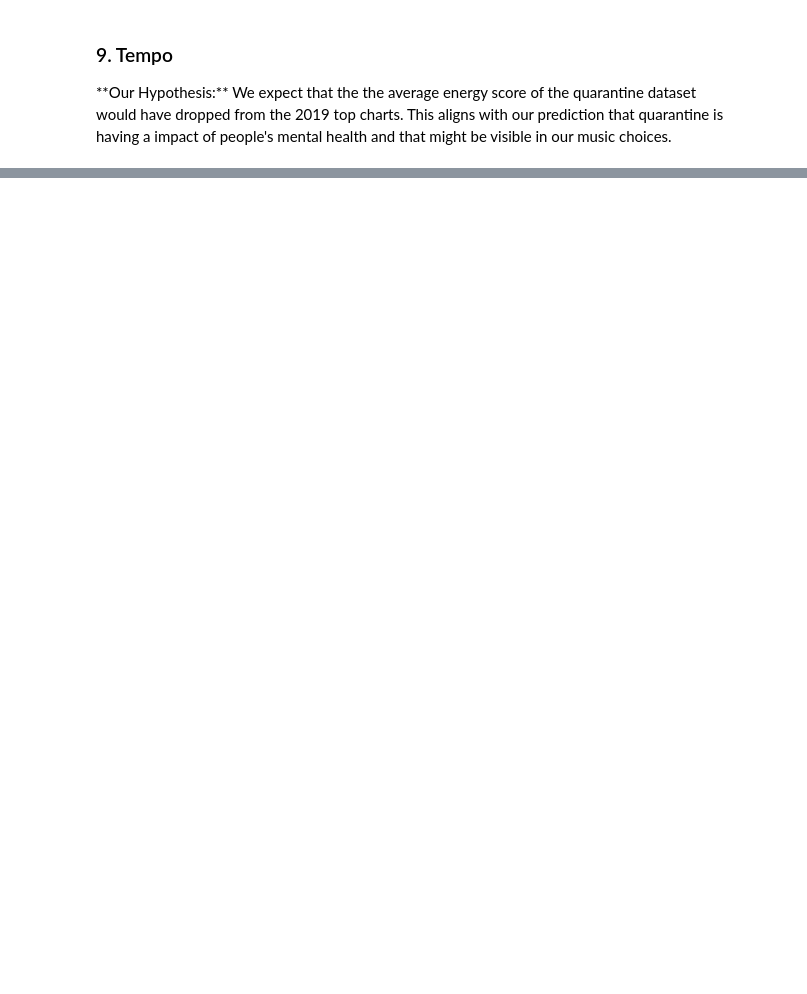
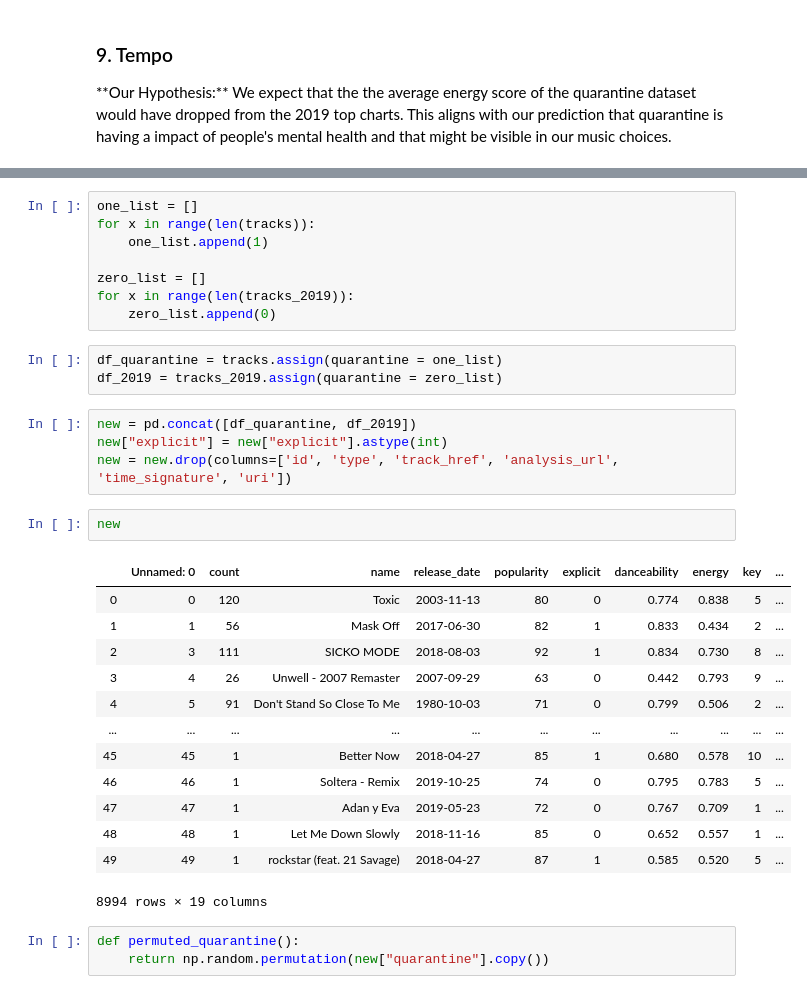
Before and after one commit to kzo2/Info-2950-Final-Project, a Jupyter notebook: data_analysis_v3.ipynb, the cells around one changed output, grey strips where cells are left out. Saved outputs shown, nothing was run; the diff lists cells and outputs as text; blank space fills up the shorter version.

```diff
--- a/data_analysis_v3.ipynb
+++ b/data_analysis_v3.ipynb
@@ -661,3 +663,37 @@ Jupyter.notebook.get_cells().forEach(cell => {if (cell.cell_type == "markdown")
 element.text("markdown words: " + words)
 # %% [output]
 [interactive output not drawn]
+# %%
+one_list = []
+for x in range(len(tracks)):
+    one_list.append(1)
+
+zero_list = []
+for x in range(len(tracks_2019)):
+    zero_list.append(0)
+# %%
+df_quarantine = tracks.assign(quarantine = one_list)
+df_2019 = tracks_2019.assign(quarantine = zero_list)
+# %%
+new = pd.concat([df_quarantine, df_2019])
+new["explicit"] = new["explicit"].astype(int)
+new = new.drop(columns=['id', 'type', 'track_href', 'analysis_url', 'time_signature', 'uri'])
+# %%
+new
+# %% [output]
+|  | Unnamed: 0 | count | name | release_date | popularity | explicit | danceability | energy | key | ... |
+| 0 | 0 | 120 | Toxic | 2003-11-13 | 80 | 0 | 0.774 | 0.838 | 5 | ... |
+| 1 | 1 | 56 | Mask Off | 2017-06-30 | 82 | 1 | 0.833 | 0.434 | 2 | ... |
+| 2 | 3 | 111 | SICKO MODE | 2018-08-03 | 92 | 1 | 0.834 | 0.730 | 8 | ... |
+| 3 | 4 | 26 | Unwell - 2007 Remaster | 2007-09-29 | 63 | 0 | 0.442 | 0.793 | 9 | ... |
+| 4 | 5 | 91 | Don't Stand So Close To Me | 1980-10-03 | 71 | 0 | 0.799 | 0.506 | 2 | ... |
+| ... | ... | ... | ... | ... | ... | ... | ... | ... | ... | ... |
+| 45 | 45 | 1 | Better Now | 2018-04-27 | 85 | 1 | 0.680 | 0.578 | 10 | ... |
+| 46 | 46 | 1 | Soltera - Remix | 2019-10-25 | 74 | 0 | 0.795 | 0.783 | 5 | ... |
+| 47 | 47 | 1 | Adan y Eva | 2019-05-23 | 72 | 0 | 0.767 | 0.709 | 1 | ... |
+| 48 | 48 | 1 | Let Me Down Slowly | 2018-11-16 | 85 | 0 | 0.652 | 0.557 | 1 | ... |
+| 49 | 49 | 1 | rockstar (feat. 21 Savage) | 2018-04-27 | 87 | 1 | 0.585 | 0.520 | 5 | ... |
+8994 rows × 19 columns
+# %%
+def permuted_quarantine():
+    return np.random.permutation(new["quarantine"].copy())
```
Also changed, not shown: parts of 18 cells of this notebook.
